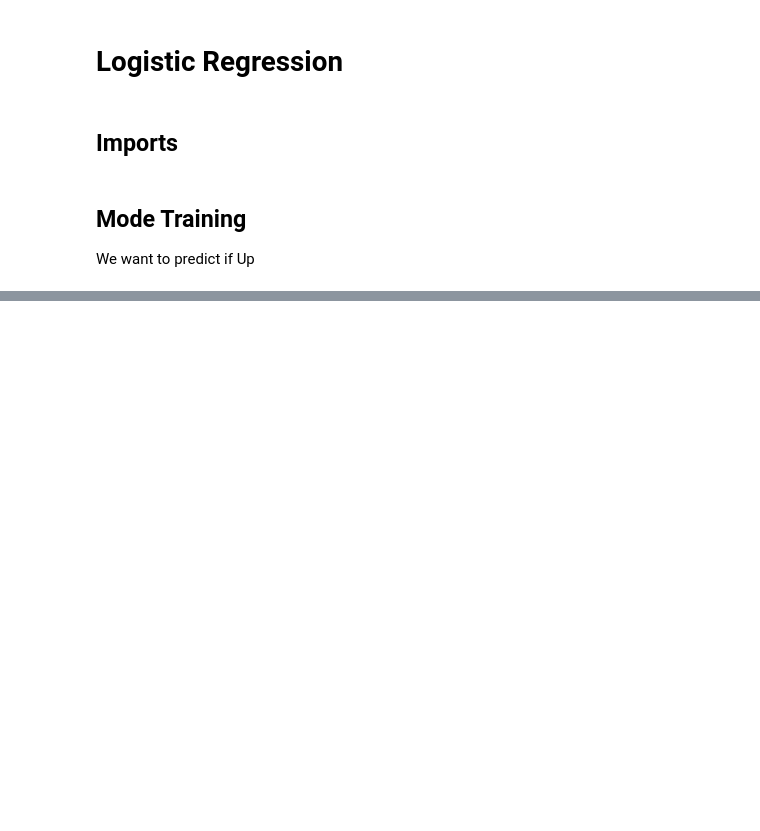
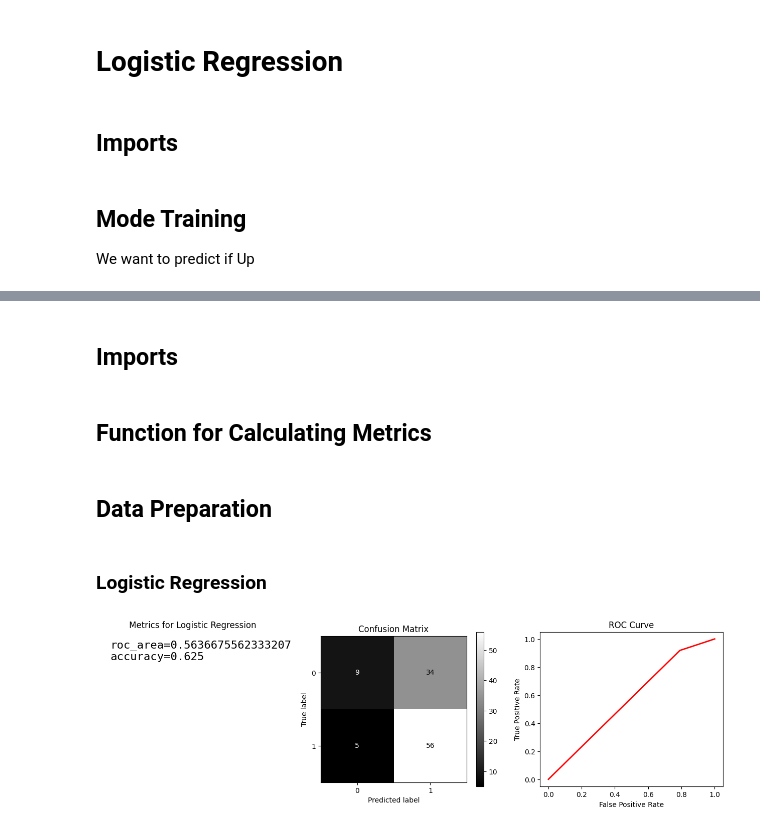
Before and after one commit to xXKeNdAmAmAsTeRXx/ISLP_labs, a Jupyter notebook: applied-Tasks/Classification/task13_weekly.ipynb, the cells around one changed output, grey strips where cells are left out. Drawn from its saved outputs; the diff is of its cells as text; code cells hidden in the pictures; blank space fills up the shorter version.

```diff
--- a/applied-Tasks/Classification/task13_weekly.ipynb
+++ b/applied-Tasks/Classification/task13_weekly.ipynb
@@ -139,0 +139,9 @@ summarize(results)
+# %%
+from ISLP import confusion_table
+
+pred = results.predict()
+
+lables = ["Up" if p>0.5 else "Down" for p in pred]
+confusion_table(lables, Data['Direction'])
+#   TP  FP
+#   FN  TN
@@ -139,0 +156,2 @@ summarize(results)
+# %% [markdown]
+## Imports
@@ -139,0 +165,2 @@ summarize(results)
+# %% [markdown]
+## Function for Calculating Metrics
@@ -139,0 +201,22 @@ summarize(results)
+# %% [markdown]
+## Data Preparation
+# %%
+train = Data[Data['Year']<=2008]
+val = Data[Data['Year']>2008]
+
+
+x_train, x_val = np.array(train["Lag2"].values).reshape(-1, 1) , np.array(val["Lag2"].values).reshape(-1, 1)
+y_train, y_val = np.array([ 1 if d=="Up" else 0 for d in train["Direction"]]), np.array([ 1 if d=="Up" else 0 for d in val["Direction"]])
+# %% [markdown]
+### Logistic Regression
+# %%
+from sklearn.linear_model import LogisticRegression
+
+
+model = LogisticRegression()
+model.fit(x_train, y_train)
+y_pred = model.predict(x_val)
+
+logistic_m = metrics(y_pred, y_val, "Logistic Regression")
+# %% [output]
+[figure, added]
```
Also changed, not shown: parts of 14 cells of this notebook.
